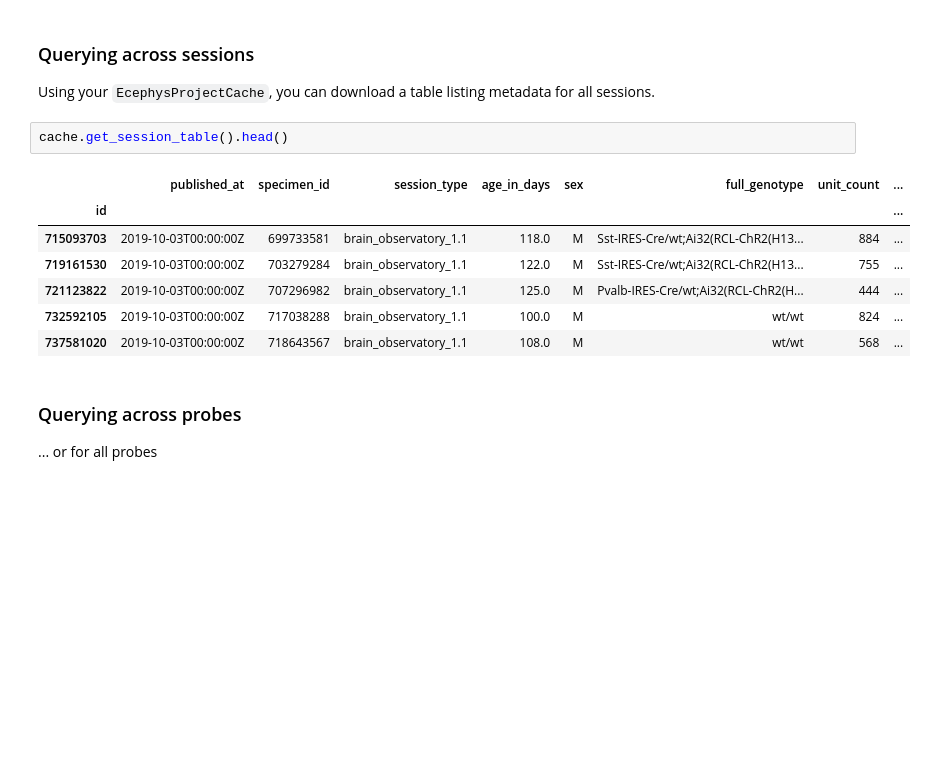
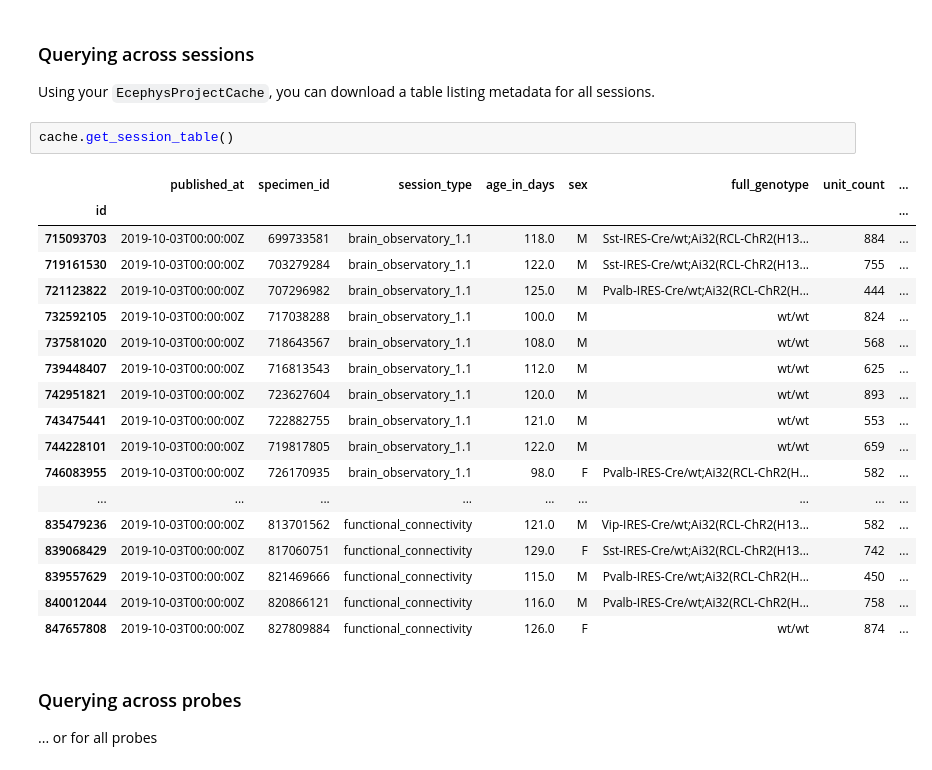
Before and after one commit to sharbatc/neuropixels-explore, a Jupyter notebook: ecephys_session.ipynb, the cells around one changed output. Cells and saved outputs as stored; diff of their text form; blank space fills up the shorter version.

```diff
--- a/ecephys_session.ipynb
+++ b/ecephys_session.ipynb
@@ -69,15 +69,26 @@ cache = EcephysProjectCache.from_warehouse(manifest=manifest_path)
 
 Using your `EcephysProjectCache`, you can download a table listing metadata for all sessions.
 # %%
-cache.get_session_table().head()
+cache.get_session_table()
 # %% [output]
 |  | published_at | specimen_id | session_type | age_in_days | sex | full_genotype | unit_count | ... |
 | id |  |  |  |  |  |  |  | ... |
 | 715093703 | 2019-10-03T00:00:00Z | 699733581 | brain_observatory_1.1 | 118.0 | M | Sst-IRES-Cre/wt;Ai32(RCL-ChR2(H13... | 884 | ... |
 | 719161530 | 2019-10-03T00:00:00Z | 703279284 | brain_observatory_1.1 | 122.0 | M | Sst-IRES-Cre/wt;Ai32(RCL-ChR2(H13... | 755 | ... |
 | 721123822 | 2019-10-03T00:00:00Z | 707296982 | brain_observatory_1.1 | 125.0 | M | Pvalb-IRES-Cre/wt;Ai32(RCL-ChR2(H... | 444 | ... |
 | 732592105 | 2019-10-03T00:00:00Z | 717038288 | brain_observatory_1.1 | 100.0 | M | wt/wt | 824 | ... |
 | 737581020 | 2019-10-03T00:00:00Z | 718643567 | brain_observatory_1.1 | 108.0 | M | wt/wt | 568 | ... |
+| 739448407 | 2019-10-03T00:00:00Z | 716813543 | brain_observatory_1.1 | 112.0 | M | wt/wt | 625 | ... |
+| 742951821 | 2019-10-03T00:00:00Z | 723627604 | brain_observatory_1.1 | 120.0 | M | wt/wt | 893 | ... |
+| 743475441 | 2019-10-03T00:00:00Z | 722882755 | brain_observatory_1.1 | 121.0 | M | wt/wt | 553 | ... |
+| 744228101 | 2019-10-03T00:00:00Z | 719817805 | brain_observatory_1.1 | 122.0 | M | wt/wt | 659 | ... |
+| 746083955 | 2019-10-03T00:00:00Z | 726170935 | brain_observatory_1.1 | 98.0 | F | Pvalb-IRES-Cre/wt;Ai32(RCL-ChR2(H... | 582 | ... |
+| ... | ... | ... | ... | ... | ... | ... | ... | ... |
+| 835479236 | 2019-10-03T00:00:00Z | 813701562 | functional_connectivity | 121.0 | M | Vip-IRES-Cre/wt;Ai32(RCL-ChR2(H13... | 582 | ... |
+| 839068429 | 2019-10-03T00:00:00Z | 817060751 | functional_connectivity | 129.0 | F | Sst-IRES-Cre/wt;Ai32(RCL-ChR2(H13... | 742 | ... |
+| 839557629 | 2019-10-03T00:00:00Z | 821469666 | functional_connectivity | 115.0 | M | Pvalb-IRES-Cre/wt;Ai32(RCL-ChR2(H... | 450 | ... |
+| 840012044 | 2019-10-03T00:00:00Z | 820866121 | functional_connectivity | 116.0 | M | Pvalb-IRES-Cre/wt;Ai32(RCL-ChR2(H... | 758 | ... |
+| 847657808 | 2019-10-03T00:00:00Z | 827809884 | functional_connectivity | 126.0 | F | wt/wt | 874 | ... |
 # %% [markdown]
 ### Querying across probes
 
```
Also changed, not shown: 5 other files.
